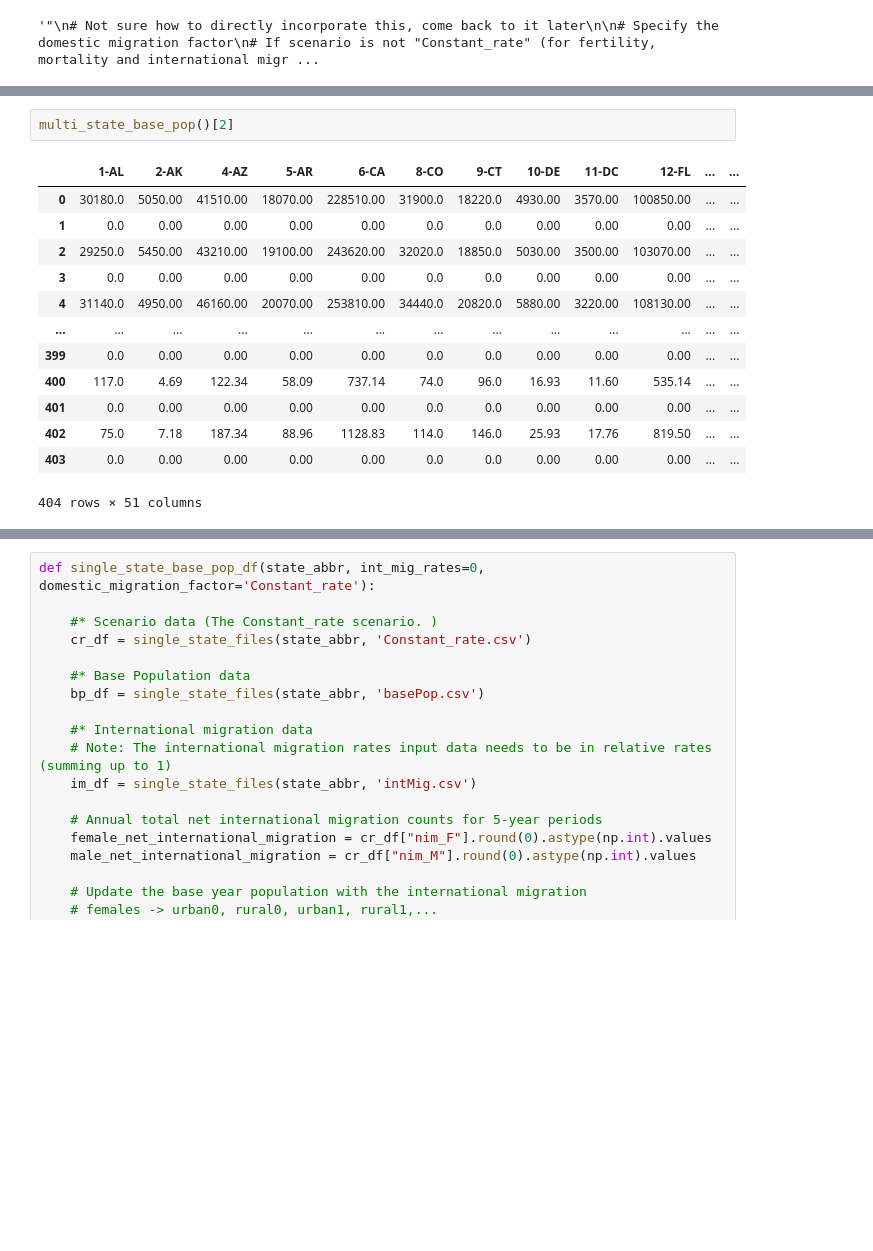
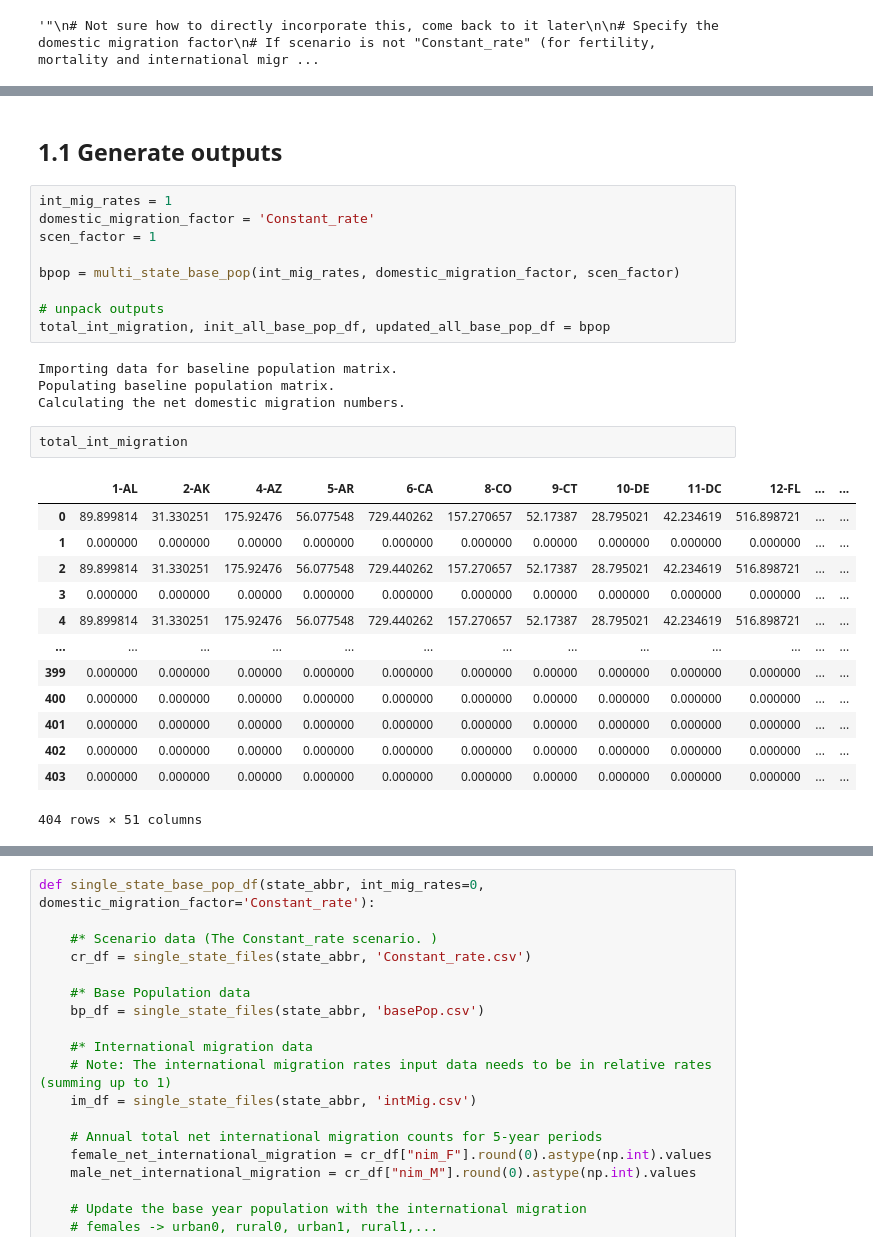
Before and after one commit to IMMM-SFA/statepop, a Jupyter notebook: statepop/debugging.ipynb, the cells around one changed output, grey strips where cells are left out. Saved outputs shown, nothing was run; the diff lists cells and outputs as text; blank space fills up the shorter version.

Commit message:
updated utils and domestic mig calcs

```diff
--- a/statepop/debugging.ipynb
+++ b/statepop/debugging.ipynb
@@ -265,18 +220,33 @@ def multi_state_base_pop(int_mig_rates=0, domestic_migration_factor='Constant_ra
 
     return total_int_migration, init_all_base_pop_df, updated_all_base_pop_df
-# %%
-multi_state_base_pop()[2]
-# %% [output]
-|  | 1-AL | 2-AK | 4-AZ | 5-AR | 6-CA | 8-CO | 9-CT | 10-DE | 11-DC | 12-FL | ... | ... |
-| 0 | 30180.0 | 5050.00 | 41510.00 | 18070.00 | 228510.00 | 31900.0 | 18220.0 | 4930.00 | 3570.00 | 100850.00 | ... | ... |
-| 1 | 0.0 | 0.00 | 0.00 | 0.00 | 0.00 | 0.0 | 0.0 | 0.00 | 0.00 | 0.00 | ... | ... |
-| 2 | 29250.0 | 5450.00 | 43210.00 | 19100.00 | 243620.00 | 32020.0 | 18850.0 | 5030.00 | 3500.00 | 103070.00 | ... | ... |
-| 3 | 0.0 | 0.00 | 0.00 | 0.00 | 0.00 | 0.0 | 0.0 | 0.00 | 0.00 | 0.00 | ... | ... |
-| 4 | 31140.0 | 4950.00 | 46160.00 | 20070.00 | 253810.00 | 34440.0 | 20820.0 | 5880.00 | 3220.00 | 108130.00 | ... | ... |
-| ... | ... | ... | ... | ... | ... | ... | ... | ... | ... | ... | ... | ... |
-| 399 | 0.0 | 0.00 | 0.00 | 0.00 | 0.00 | 0.0 | 0.0 | 0.00 | 0.00 | 0.00 | ... | ... |
-| 400 | 117.0 | 4.69 | 122.34 | 58.09 | 737.14 | 74.0 | 96.0 | 16.93 | 11.60 | 535.14 | ... | ... |
-| 401 | 0.0 | 0.00 | 0.00 | 0.00 | 0.00 | 0.0 | 0.0 | 0.00 | 0.00 | 0.00 | ... | ... |
-| 402 | 75.0 | 7.18 | 187.34 | 88.96 | 1128.83 | 114.0 | 146.0 | 25.93 | 17.76 | 819.50 | ... | ... |
-| 403 | 0.0 | 0.00 | 0.00 | 0.00 | 0.00 | 0.0 | 0.0 | 0.00 | 0.00 | 0.00 | ... | ... |
-404 rows × 51 columns
+# %% [markdown]
+## 1.1 Generate outputs
+# %%
+int_mig_rates = 1
+domestic_migration_factor = 'Constant_rate'
+scen_factor = 1
+
+bpop = multi_state_base_pop(int_mig_rates, domestic_migration_factor, scen_factor)
+
+# unpack outputs
+total_int_migration, init_all_base_pop_df, updated_all_base_pop_df = bpop
+# %% [output]
+Importing data for baseline population matrix.
+Populating baseline population matrix.
+Calculating the net domestic migration numbers.
+# %%
+total_int_migration
+# %% [output]
+|  | 1-AL | 2-AK | 4-AZ | 5-AR | 6-CA | 8-CO | 9-CT | 10-DE | 11-DC | 12-FL | ... | ... |
+| 0 | 89.899814 | 31.330251 | 175.92476 | 56.077548 | 729.440262 | 157.270657 | 52.17387 | 28.795021 | 42.234619 | 516.898721 | ... | ... |
+| 1 | 0.000000 | 0.000000 | 0.00000 | 0.000000 | 0.000000 | 0.000000 | 0.00000 | 0.000000 | 0.000000 | 0.000000 | ... | ... |
+| 2 | 89.899814 | 31.330251 | 175.92476 | 56.077548 | 729.440262 | 157.270657 | 52.17387 | 28.795021 | 42.234619 | 516.898721 | ... | ... |
+| 3 | 0.000000 | 0.000000 | 0.00000 | 0.000000 | 0.000000 | 0.000000 | 0.00000 | 0.000000 | 0.000000 | 0.000000 | ... | ... |
+| 4 | 89.899814 | 31.330251 | 175.92476 | 56.077548 | 729.440262 | 157.270657 | 52.17387 | 28.795021 | 42.234619 | 516.898721 | ... | ... |
+| ... | ... | ... | ... | ... | ... | ... | ... | ... | ... | ... | ... | ... |
+| 399 | 0.000000 | 0.000000 | 0.00000 | 0.000000 | 0.000000 | 0.000000 | 0.00000 | 0.000000 | 0.000000 | 0.000000 | ... | ... |
+| 400 | 0.000000 | 0.000000 | 0.00000 | 0.000000 | 0.000000 | 0.000000 | 0.00000 | 0.000000 | 0.000000 | 0.000000 | ... | ... |
+| 401 | 0.000000 | 0.000000 | 0.00000 | 0.000000 | 0.000000 | 0.000000 | 0.00000 | 0.000000 | 0.000000 | 0.000000 | ... | ... |
+| 402 | 0.000000 | 0.000000 | 0.00000 | 0.000000 | 0.000000 | 0.000000 | 0.00000 | 0.000000 | 0.000000 | 0.000000 | ... | ... |
+| 403 | 0.000000 | 0.000000 | 0.00000 | 0.000000 | 0.000000 | 0.000000 | 0.00000 | 0.000000 | 0.000000 | 0.000000 | ... | ... |
+404 rows × 51 columns
```
Also changed, not shown: parts of 24 cells of this notebook, 2 other files.
